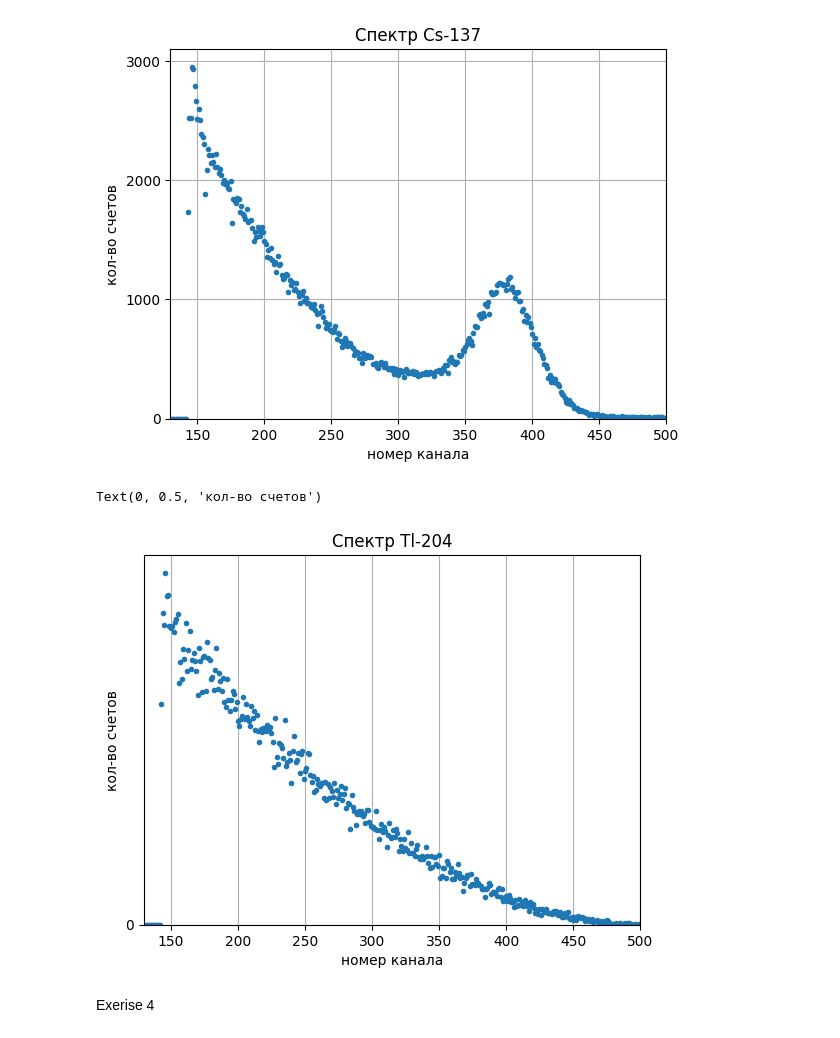
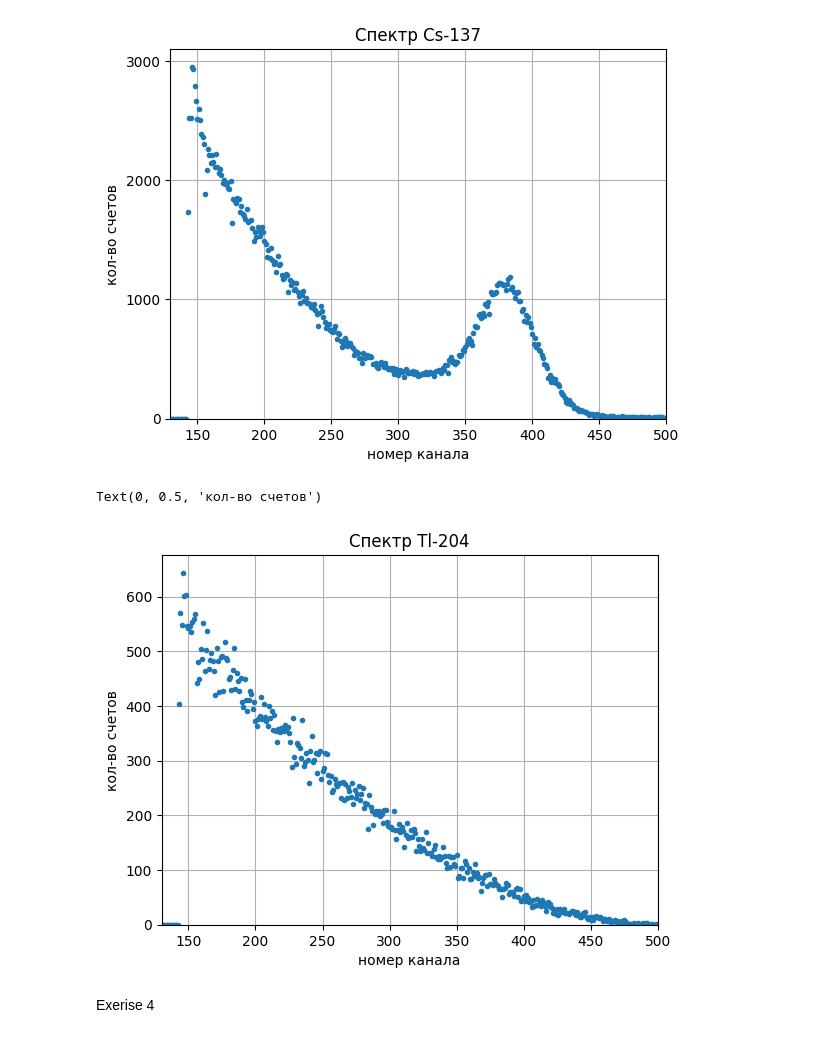
Before and after one commit to NikiTesla/nucl_prak, a Jupyter notebook: semiconductor.ipynb, the cells around one changed output. Cells and saved outputs as stored; diff of their text form; code cells hidden in the pictures.

```diff
--- a/semiconductor.ipynb
+++ b/semiconductor.ipynb
@@ -225,24 +222,24 @@ Text(0, 0.5, 'кол-во счетов')
 # %%
 x = np.arange(len(df)) # indexes
 # Enter name of element to be plotted in brackets
 data = df["tl204"]
 plt.errorbar(x, data, fmt=".")
 
 # let's make it nice
 plt.grid()
 
 plt.xlim(130, 500)
 plt.ylim(0, 1.05 * max(data))
 
 # plt.xticks(np.arange(200, 381, 20))
-plt.yticks(np.arange(0, 1.05 * max(data), 1000))
+# plt.yticks(np.arange(0, 1.05 * max(data), 1000))
 
 plt.title("Спектр Tl-204") # change X to our element
 plt.xlabel("номер канала")
 plt.ylabel("кол-во счетов")
 # %% [output]
 Text(0, 0.5, 'кол-во счетов')
-[figure, old version]
+[figure, new version]
 # %% [markdown]
 Exerise 4
 # %%
```
Also changed, not shown: parts of 6 cells of this notebook, 25 other files.
